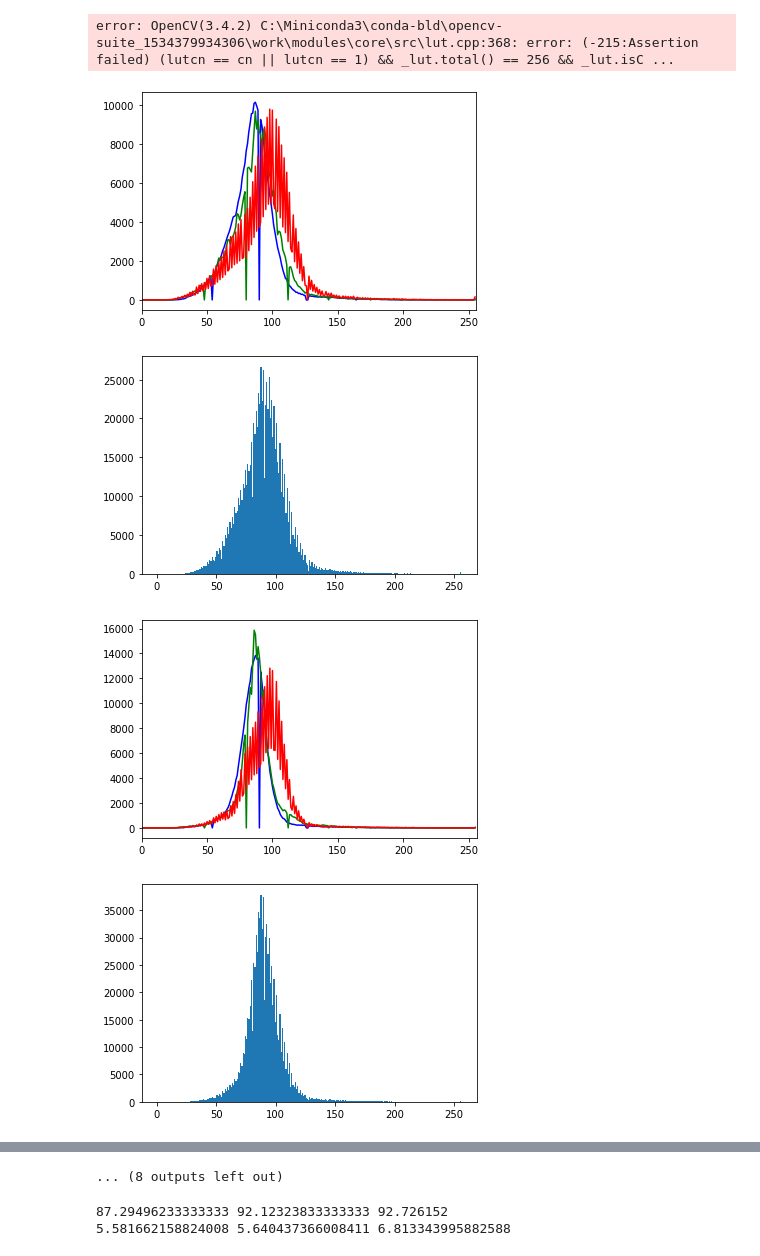
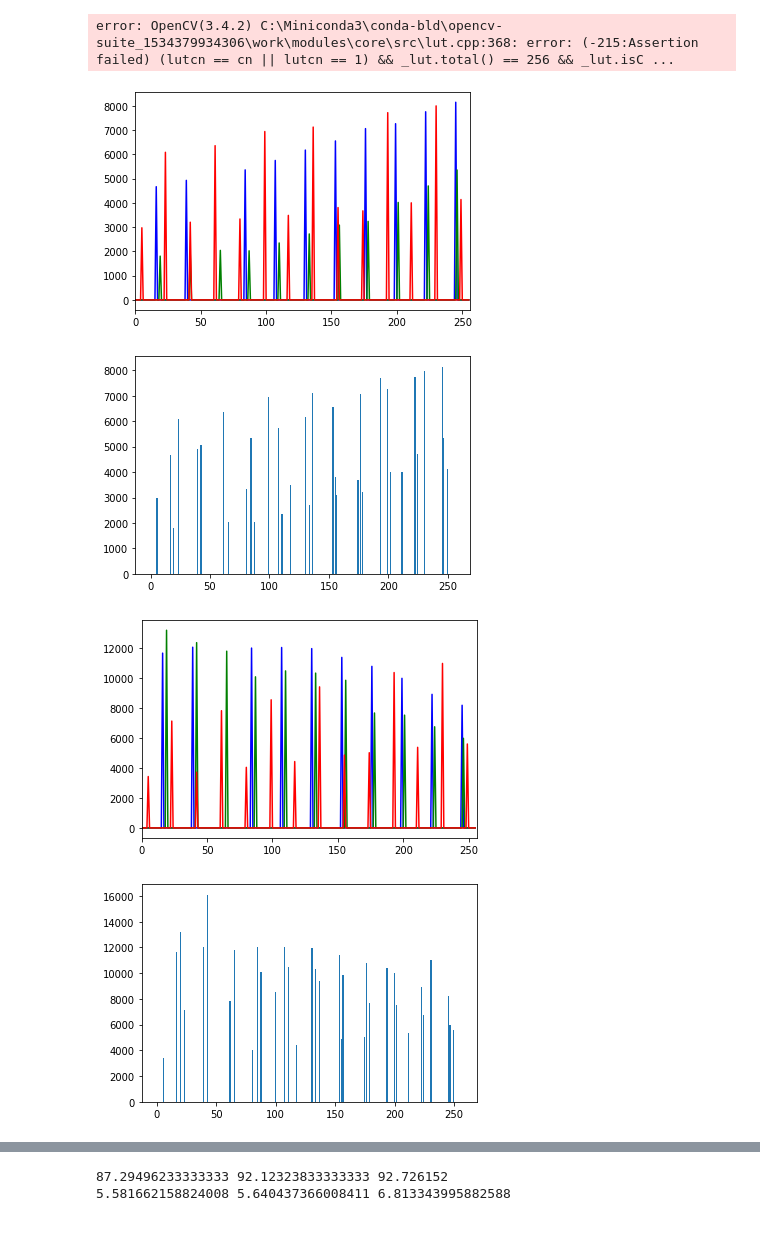
Before and after one commit to lixiandea/problemB, a Jupyter notebook: problem.ipynb, the cells around one changed output, grey strips where cells are left out. Drawn from its saved outputs; the diff is of its cells as text; code cells hidden in the pictures.

```diff
--- a/problem.ipynb
+++ b/problem.ipynb
@@ -252,30 +252,32 @@ error: OpenCV(3.4.2) C:\Miniconda3\conda-bld\opencv-suite_1534379934306\work\mod
 # %%
 def channel_hist(image):
 	'''
 	画三通道图像的直方图
 	'''
 	color = ('b', 'g', 'r')   #这里画笔颜色的值可以为大写或小写或只写首字母或大小写混合
 	for i , color in enumerate(color):
 		hist = cv2.calcHist([image], [i], None, [256], [0, 256])  #计算直方图
 		plt.plot(hist, color)
 		plt.xlim([0, 256])
 	plt.show()
 def whole_hist(image):
 	'''
 	绘制整幅图像的直方图
 	'''
 	plt.hist(image.ravel(), 256, [0, 256]) #numpy的ravel函数功能是将多维数组降为一维数组
 	plt.show()
-for i in range(1,9):
-    data = cv2.imread("Data"+ str(i)+".tif", 3)
+# for i in range(1,9):
+#     data = cv2.imread("Data"+ str(i)+".tif", 3)
+#     channel_hist(data)
+#     whole_hist(data)
+for i in range(1,3):
+    data = normalization(cv2.imread("Test"+ str(i)+".tif", 3))
+    #plt.hist(data.ravel(), 256, [-256, 256])
+    plt.show()
     channel_hist(data)
     whole_hist(data)
-for i in range(1,3):
-    data = cv2.imread("Test"+ str(i)+".tif", 3)
-    channel_hist(data)
-    whole_hist(data)
 # %% [output]
-[figure, old version]
+[figure, new version]
-[figure, old version]
+[figure, new version]
-[figure, old version]
+[figure, new version]
-[figure, old version]
+[figure, new version]
@@ -290 +283,0 @@ for i in range(1,3):
-... (8 outputs left out)
```
Also changed, not shown: parts of 4 cells of this notebook, 3 other files.
